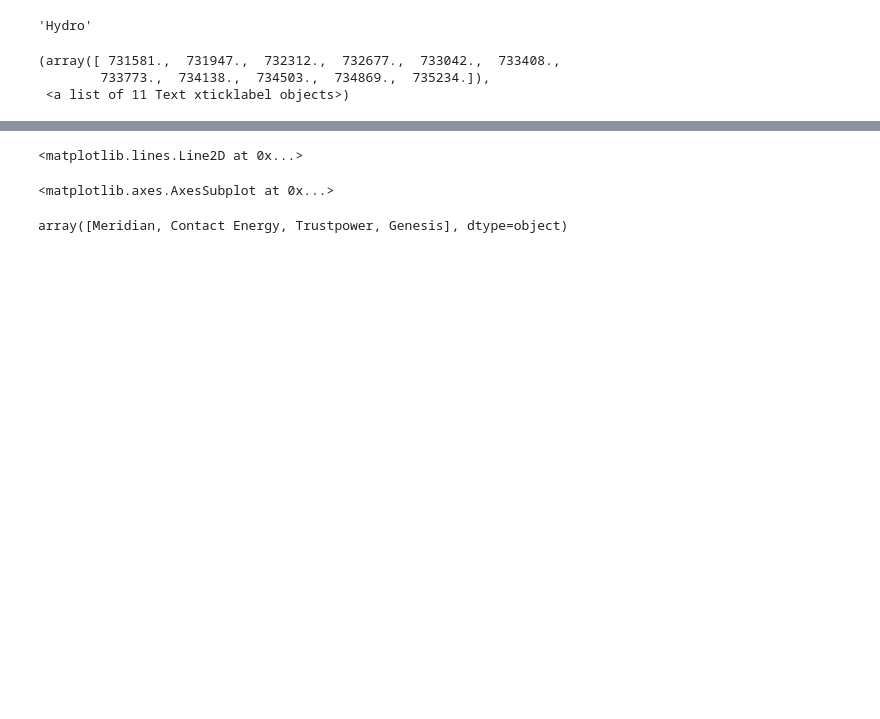
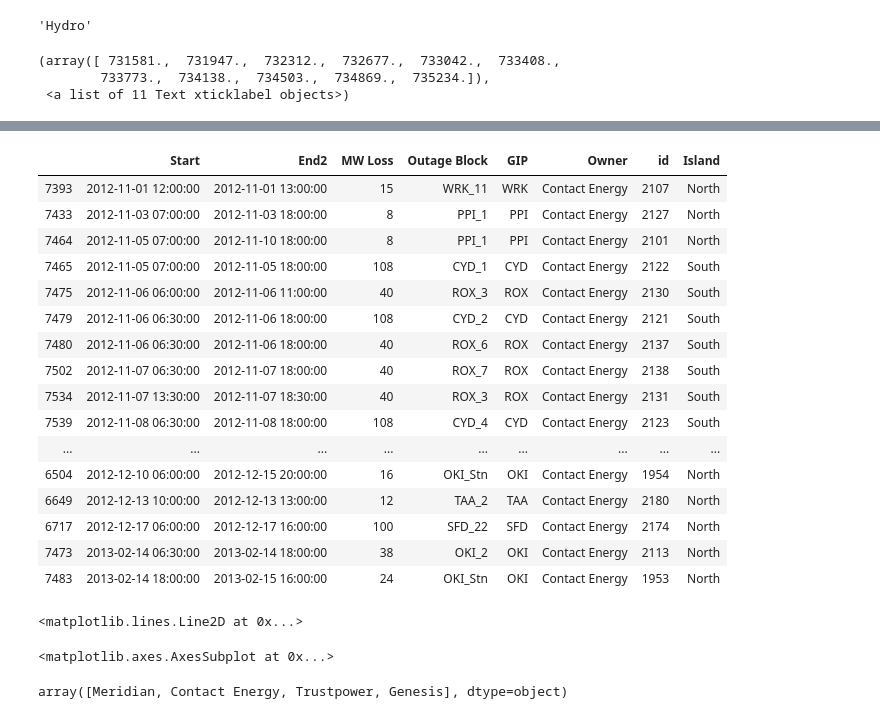
Before and after one commit to okbishop/pocp, a Jupyter notebook: POCP.ipynb, the cells around one changed output, grey strips where cells are left out. Drawn from its saved outputs; the diff is of its cells as text; code cells hidden in the pictures; blank space fills up the shorter version.

```diff
--- a/POCP.ipynb
+++ b/POCP.ipynb
@@ -391,3 +317,23 @@ dtypes: float64(1), object(7)
+# %%
+P_G[P_G['Start']>datetime(2012,11,1)][P_G[P_G['Start']>datetime(2012,11,1)]['Owner']=='Contact Energy'].drop_duplicates()
+# %% [output]
+|  | Start | End2 | MW Loss | Outage Block | GIP | Owner | id | Island |
+| 7393 | 2012-11-01 12:00:00 | 2012-11-01 13:00:00 | 15 | WRK_11 | WRK | Contact Energy | 2107 | North |
+| 7433 | 2012-11-03 07:00:00 | 2012-11-03 18:00:00 | 8 | PPI_1 | PPI | Contact Energy | 2127 | North |
+| 7464 | 2012-11-05 07:00:00 | 2012-11-10 18:00:00 | 8 | PPI_1 | PPI | Contact Energy | 2101 | North |
+| 7465 | 2012-11-05 07:00:00 | 2012-11-05 18:00:00 | 108 | CYD_1 | CYD | Contact Energy | 2122 | South |
+| 7475 | 2012-11-06 06:00:00 | 2012-11-06 11:00:00 | 40 | ROX_3 | ROX | Contact Energy | 2130 | South |
+| 7479 | 2012-11-06 06:30:00 | 2012-11-06 18:00:00 | 108 | CYD_2 | CYD | Contact Energy | 2121 | South |
+| 7480 | 2012-11-06 06:30:00 | 2012-11-06 18:00:00 | 40 | ROX_6 | ROX | Contact Energy | 2137 | South |
+| 7502 | 2012-11-07 06:30:00 | 2012-11-07 18:00:00 | 40 | ROX_7 | ROX | Contact Energy | 2138 | South |
+| 7534 | 2012-11-07 13:30:00 | 2012-11-07 18:30:00 | 40 | ROX_3 | ROX | Contact Energy | 2131 | South |
+| 7539 | 2012-11-08 06:30:00 | 2012-11-08 18:00:00 | 108 | CYD_4 | CYD | Contact Energy | 2123 | South |
+| ... | ... | ... | ... | ... | ... | ... | ... | ... |
+| 6504 | 2012-12-10 06:00:00 | 2012-12-15 20:00:00 | 16 | OKI_Stn | OKI | Contact Energy | 1954 | North |
+| 6649 | 2012-12-13 10:00:00 | 2012-12-13 13:00:00 | 12 | TAA_2 | TAA | Contact Energy | 2180 | North |
+| 6717 | 2012-12-17 06:00:00 | 2012-12-17 16:00:00 | 100 | SFD_22 | SFD | Contact Energy | 2174 | North |
+| 7473 | 2013-02-14 06:30:00 | 2013-02-14 18:00:00 | 38 | OKI_2 | OKI | Contact Energy | 2113 | North |
+| 7483 | 2013-02-14 18:00:00 | 2013-02-15 16:00:00 | 24 | OKI_Stn | OKI | Contact Energy | 1953 | North |
 # %%
 x.groupby(level=['Company'],axis=1).sum().plot(drawstyle='steps-post')
 ylabel('MW')
```
Also changed, not shown: parts of 28 cells of this notebook.
